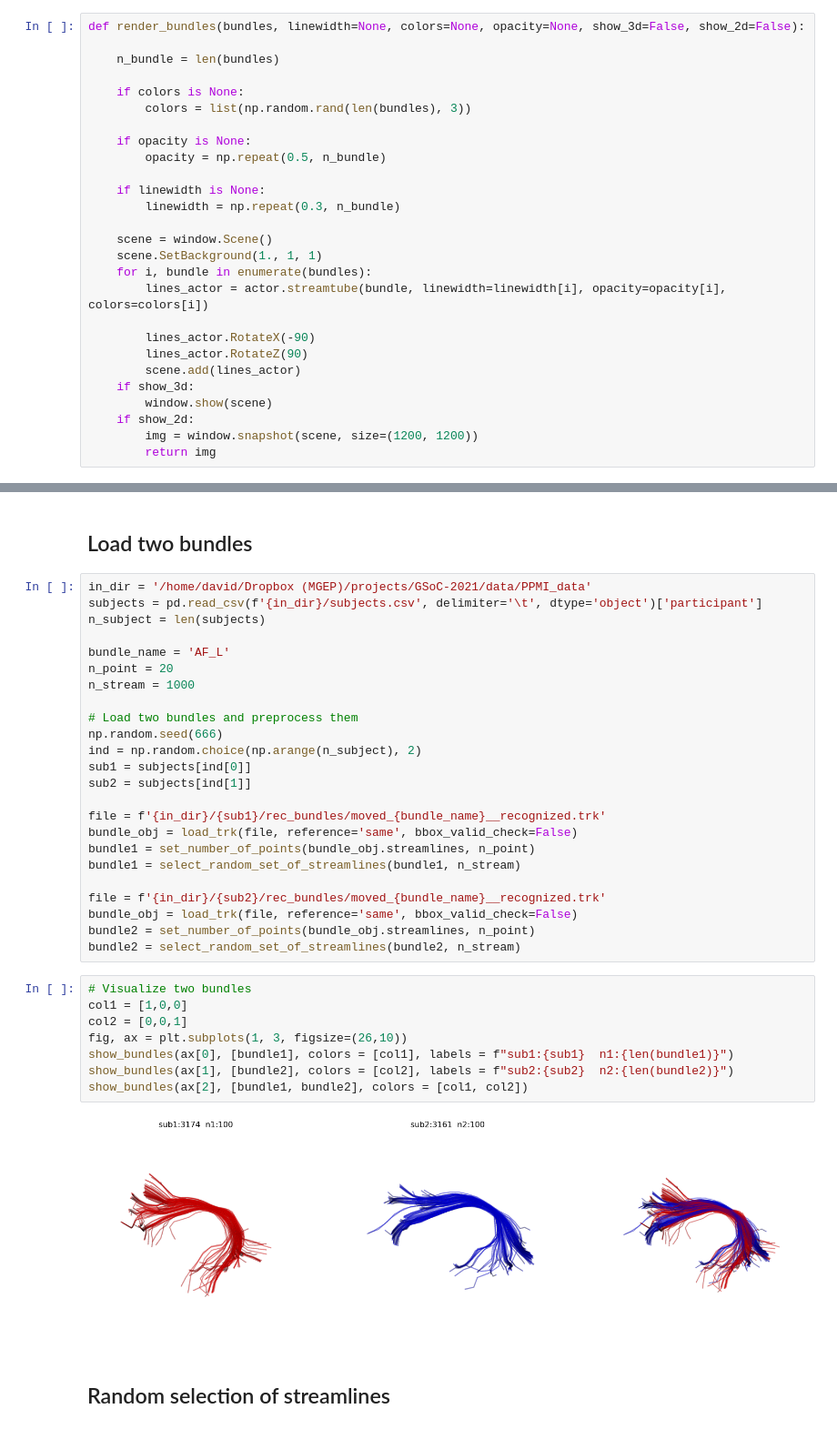
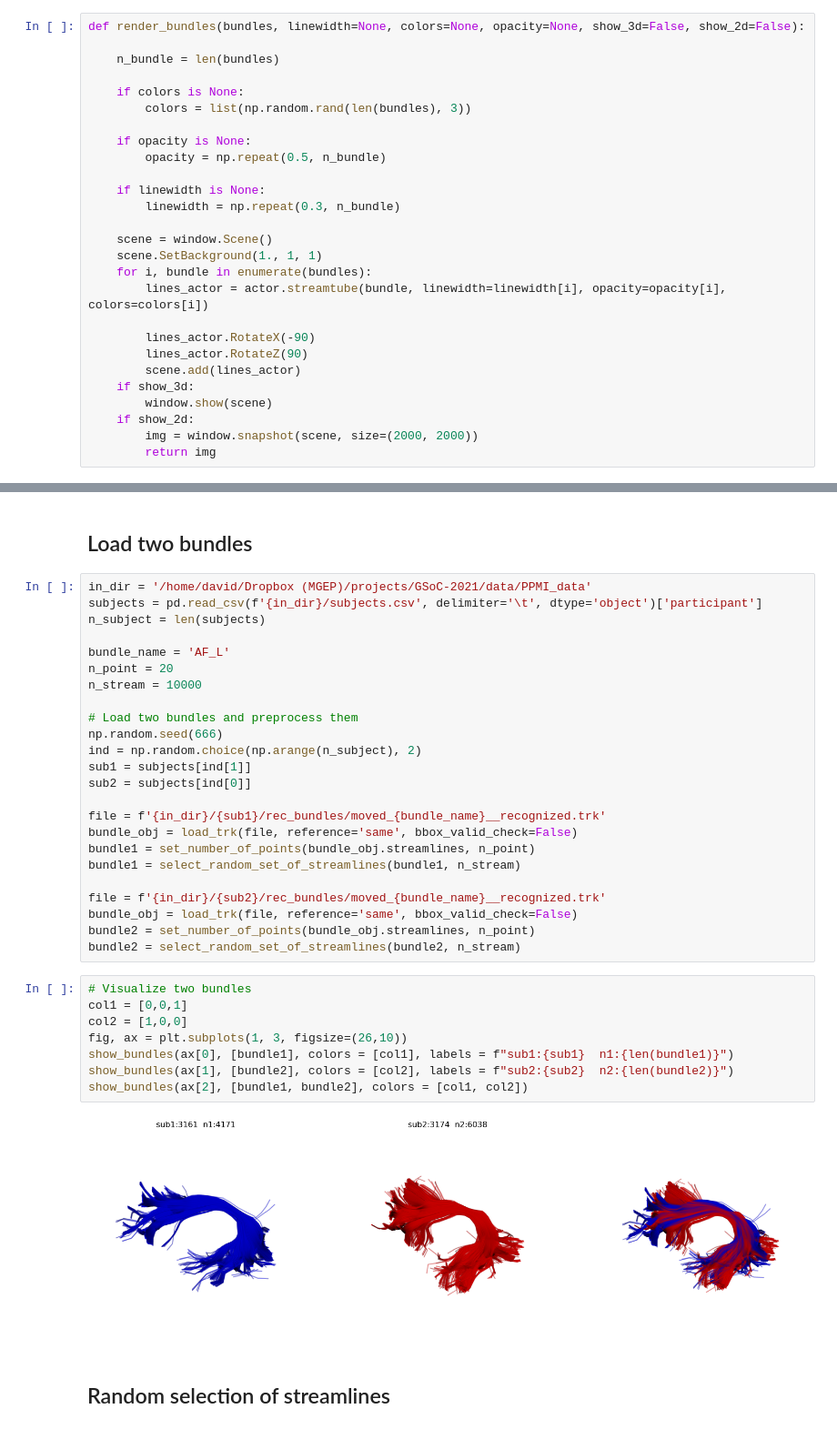
Before and after one commit to drombas/streamlines-gsoc, a Jupyter notebook: code/bundle_combination/bundle_combination.ipynb, the cells around one changed output, grey strips where cells are left out. Shown at 91% size. Cells and saved outputs as stored; diff of their text form.

```diff
--- a/code/bundle_combination/bundle_combination.ipynb
+++ b/code/bundle_combination/bundle_combination.ipynb
@@ -190,7 +190,7 @@ def render_bundles(bundles, linewidth=None, colors=None, opacity=None, show_3d=F
     if show_3d:
         window.show(scene)
     if show_2d:
-        img = window.snapshot(scene, size=(1200, 1200))
+        img = window.snapshot(scene, size=(2000, 2000))
         return img
 # %%
 def show_bundles(ax, bundles, linewidth=None, opacity=None, colors=None, labels=None):
@@ -211,13 +211,13 @@ n_subject = len(subjects)
 
 bundle_name = 'AF_L'
 n_point = 20
-n_stream = 1000
+n_stream = 10000
 
 # Load two bundles and preprocess them
 np.random.seed(666)
 ind = np.random.choice(np.arange(n_subject), 2)
-sub1 = subjects[ind[0]]
-sub2 = subjects[ind[1]]
+sub1 = subjects[ind[1]]
+sub2 = subjects[ind[0]]
 
 file = f'{in_dir}/{sub1}/rec_bundles/moved_{bundle_name}__recognized.trk'
 bundle_obj = load_trk(file, reference='same', bbox_valid_check=False)
@@ -230,13 +230,13 @@ bundle2 = set_number_of_points(bundle_obj.streamlines, n_point)
 bundle2 = select_random_set_of_streamlines(bundle2, n_stream)
 # %%
 # Visualize two bundles
-col1 = [1,0,0]
-col2 = [0,0,1]
+col1 = [0,0,1]
+col2 = [1,0,0]
 fig, ax = plt.subplots(1, 3, figsize=(26,10))
 show_bundles(ax[0], [bundle1], colors = [col1], labels = f"sub1:{sub1}  n1:{len(bundle1)}")
 show_bundles(ax[1], [bundle2], colors = [col2], labels = f"sub2:{sub2}  n2:{len(bundle2)}")
 show_bundles(ax[2], [bundle1, bundle2], colors = [col1, col2])
 # %% [output]
-[figure, old version]
+[figure, new version]
 # %% [markdown]
 ## Random selection of streamlines
```
Also changed, not shown: parts of 14 cells of this notebook, 1 other file.
